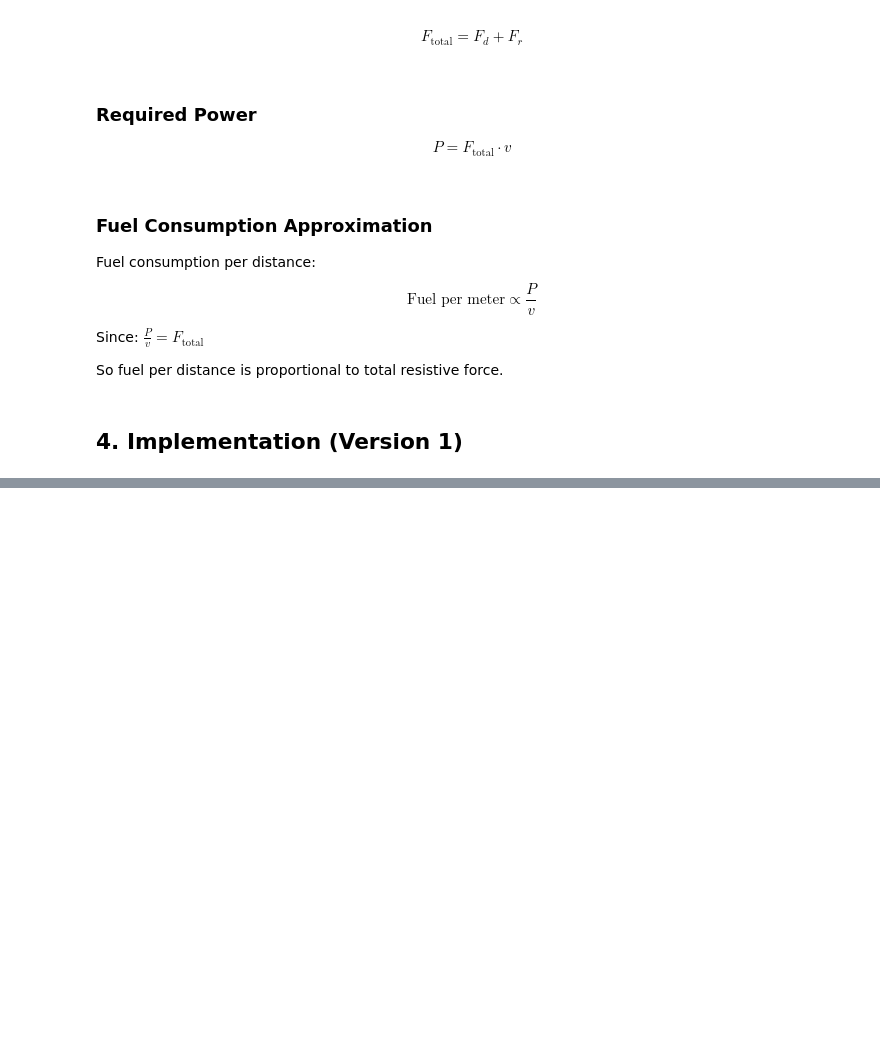
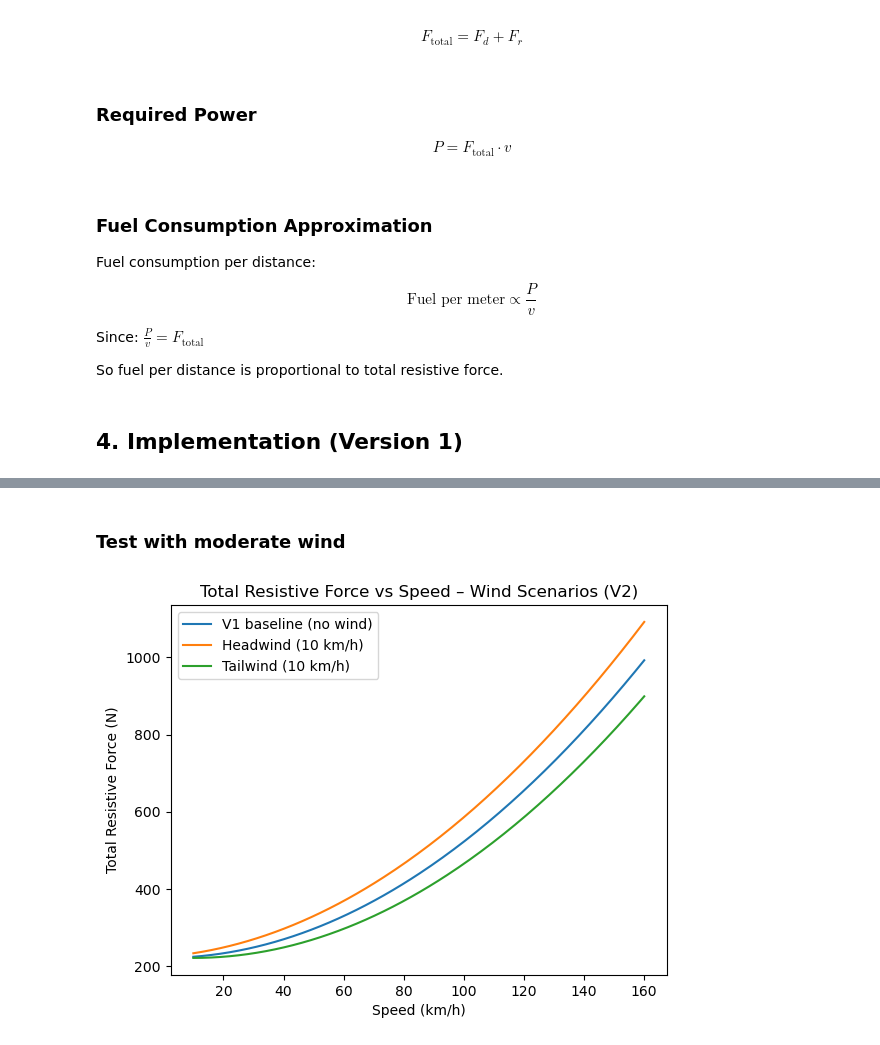
Before and after one commit to azashev/math-project, a Jupyter notebook: math_project.ipynb, the cells around one changed output, grey strips where cells are left out. Cells and saved outputs as stored; diff of their text form; code cells hidden in the pictures; blank space fills up the shorter version.

```diff
--- a/math_project.ipynb
+++ b/math_project.ipynb
@@ -124,0 +135,24 @@ plt.show()
+# %% [markdown]
+### Test with moderate wind
+# %%
+wind_kmh = {
+    "Headwind (10 km/h)": -10,
+    "Tailwind (10 km/h)": 10,
+}
+
+plt.plot(v_kmh, F_total, label="V1 baseline (no wind)")
+
+for label, w_kmh in wind_kmh.items():
+    v_wind = w_kmh / 3.6  # m/s
+    v_rel = v - v_wind
+    F_drag_wind = 0.5 * rho * Cd * A * (v_rel ** 2)
+    F_total_wind = F_drag_wind + F_roll
+    plt.plot(v_kmh, F_total_wind, label=label)
+
+plt.xlabel("Speed (km/h)")
+plt.ylabel("Total Resistive Force (N)")
+plt.title("Total Resistive Force vs Speed – Wind Scenarios (V2)")
+plt.legend()
+plt.show()
+# %% [output]
+[figure, added]
```
Also changed, not shown: parts of 8 cells of this notebook, 1 other file.
